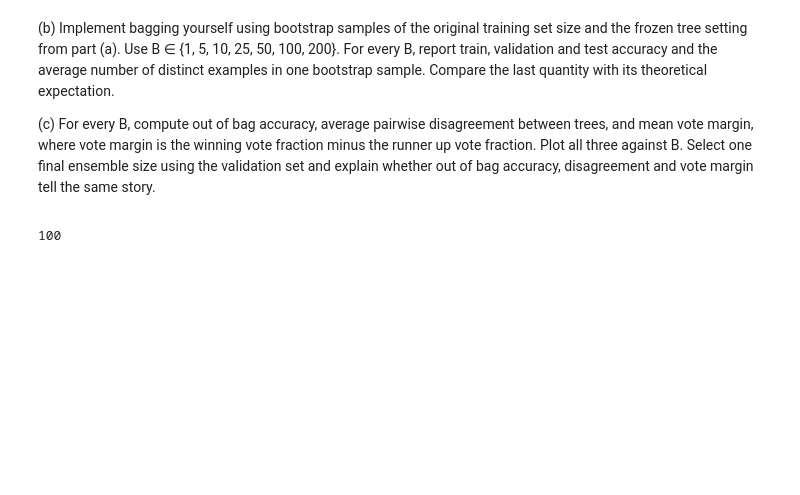
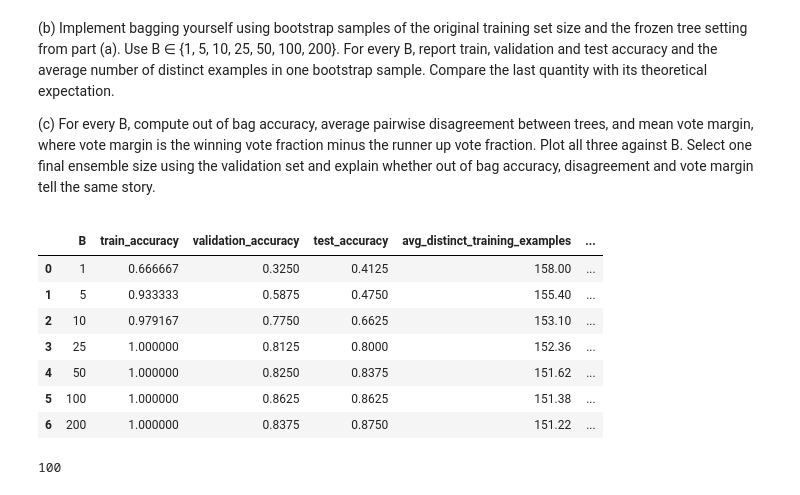
Before and after one commit to Gourav-04/iitj_ML_assignment_2, a Jupyter notebook: assignment.ipynb, the cells around one changed output. Saved outputs shown, nothing was run; the diff lists cells and outputs as text; code cells hidden in the pictures; blank space fills up the shorter version.

```diff
--- a/assignment.ipynb
+++ b/assignment.ipynb
@@ -240,6 +240,17 @@ for B in B_VALUES:
     B_C_results.append(result)
 
 results_df = pd.DataFrame(B_C_results)
+# %%
+results_df
+# %% [output]
+|  | B | train_accuracy | validation_accuracy | test_accuracy | avg_distinct_training_examples | ... |
+| 0 | 1 | 0.666667 | 0.3250 | 0.4125 | 158.00 | ... |
+| 1 | 5 | 0.933333 | 0.5875 | 0.4750 | 155.40 | ... |
+| 2 | 10 | 0.979167 | 0.7750 | 0.6625 | 153.10 | ... |
+| 3 | 25 | 1.000000 | 0.8125 | 0.8000 | 152.36 | ... |
+| 4 | 50 | 1.000000 | 0.8250 | 0.8375 | 151.62 | ... |
+| 5 | 100 | 1.000000 | 0.8625 | 0.8625 | 151.38 | ... |
+| 6 | 200 | 1.000000 | 0.8375 | 0.8750 | 151.22 | ... |
 # %%
 best_val = results_df["validation_accuracy"].max()
 best_val_model = results_df[results_df["validation_accuracy"] == best_val]
```
Also changed, not shown: parts of 4 cells of this notebook, 2 other files.
